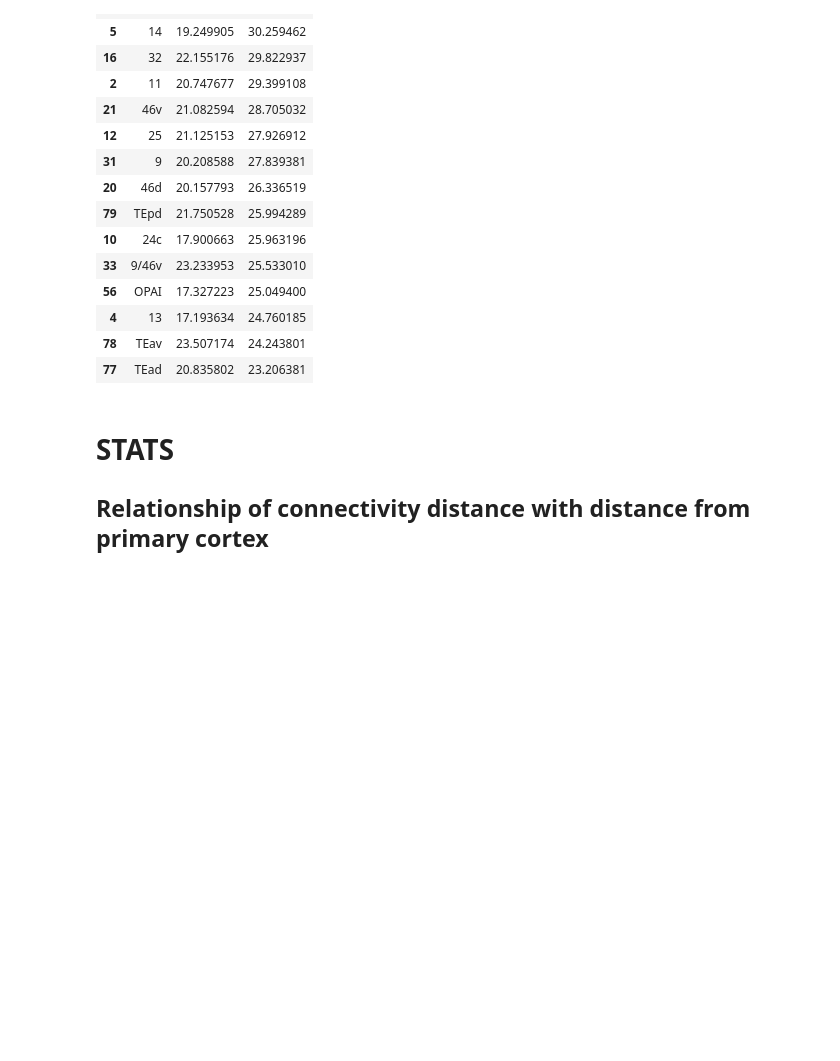
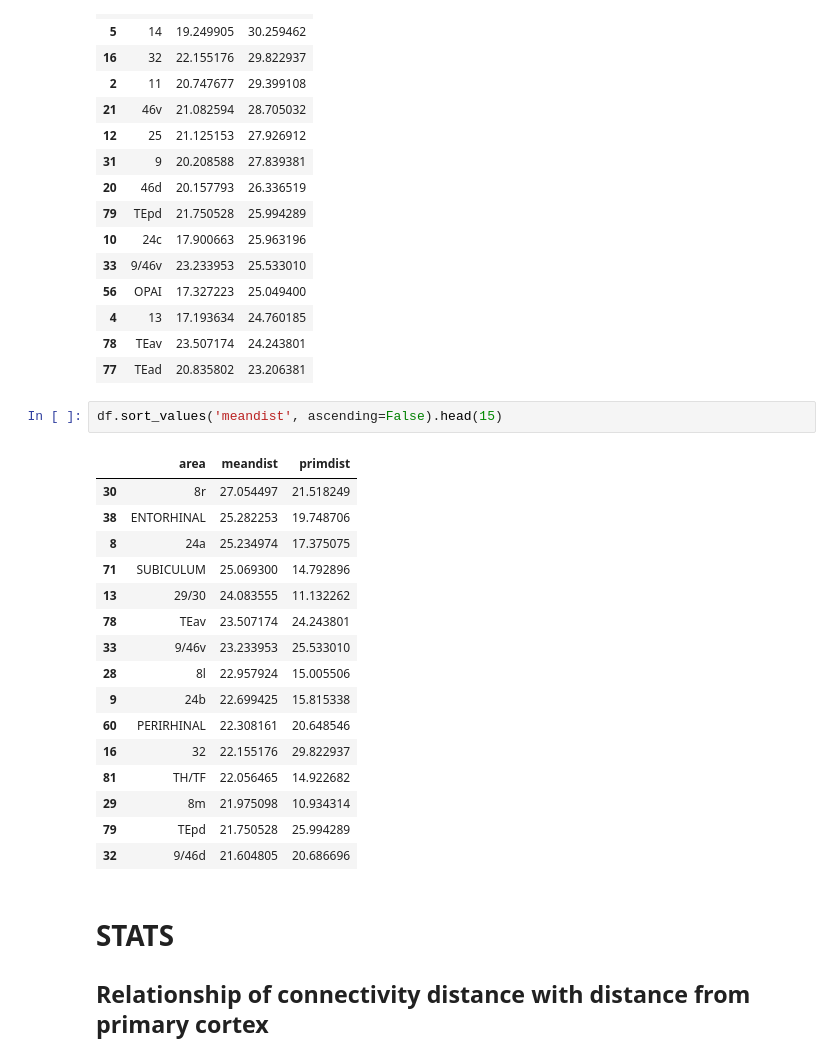
Before and after one commit to soligschlager/distconnect_macaque, a Jupyter notebook: I_func.ipynb, the cells around one changed output. Cells and saved outputs as stored; diff of their text form; blank space fills up the shorter version.

```diff
--- a/I_func.ipynb
+++ b/I_func.ipynb
@@ -142,6 +154,25 @@ df.sort_values('primdist', ascending=False).head(15)
 | 4 | 13 | 17.193634 | 24.760185 |
 | 78 | TEav | 23.507174 | 24.243801 |
 | 77 | TEad | 20.835802 | 23.206381 |
+# %%
+df.sort_values('meandist', ascending=False).head(15)
+# %% [output]
+|  | area | meandist | primdist |
+| 30 | 8r | 27.054497 | 21.518249 |
+| 38 | ENTORHINAL | 25.282253 | 19.748706 |
+| 8 | 24a | 25.234974 | 17.375075 |
+| 71 | SUBICULUM | 25.069300 | 14.792896 |
+| 13 | 29/30 | 24.083555 | 11.132262 |
+| 78 | TEav | 23.507174 | 24.243801 |
+| 33 | 9/46v | 23.233953 | 25.533010 |
+| 28 | 8l | 22.957924 | 15.005506 |
+| 9 | 24b | 22.699425 | 15.815338 |
+| 60 | PERIRHINAL | 22.308161 | 20.648546 |
+| 16 | 32 | 22.155176 | 29.822937 |
+| 81 | TH/TF | 22.056465 | 14.922682 |
+| 29 | 8m | 21.975098 | 10.934314 |
+| 79 | TEpd | 21.750528 | 25.994289 |
+| 32 | 9/46d | 21.604805 | 20.686696 |
 # %% [markdown]
 # STATS
 ## Relationship of connectivity distance with distance from primary cortex
```
Also changed, not shown: parts of 7 cells of this notebook.
